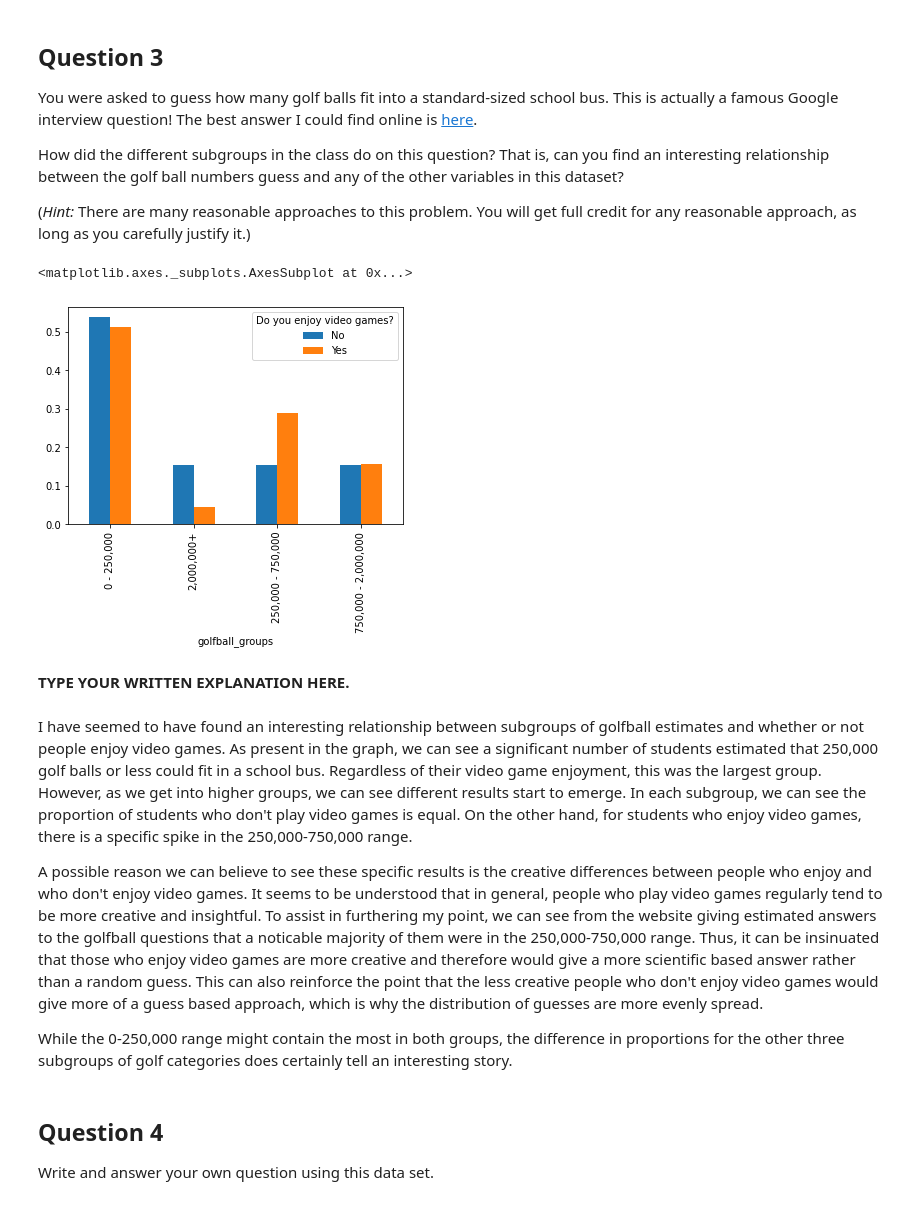
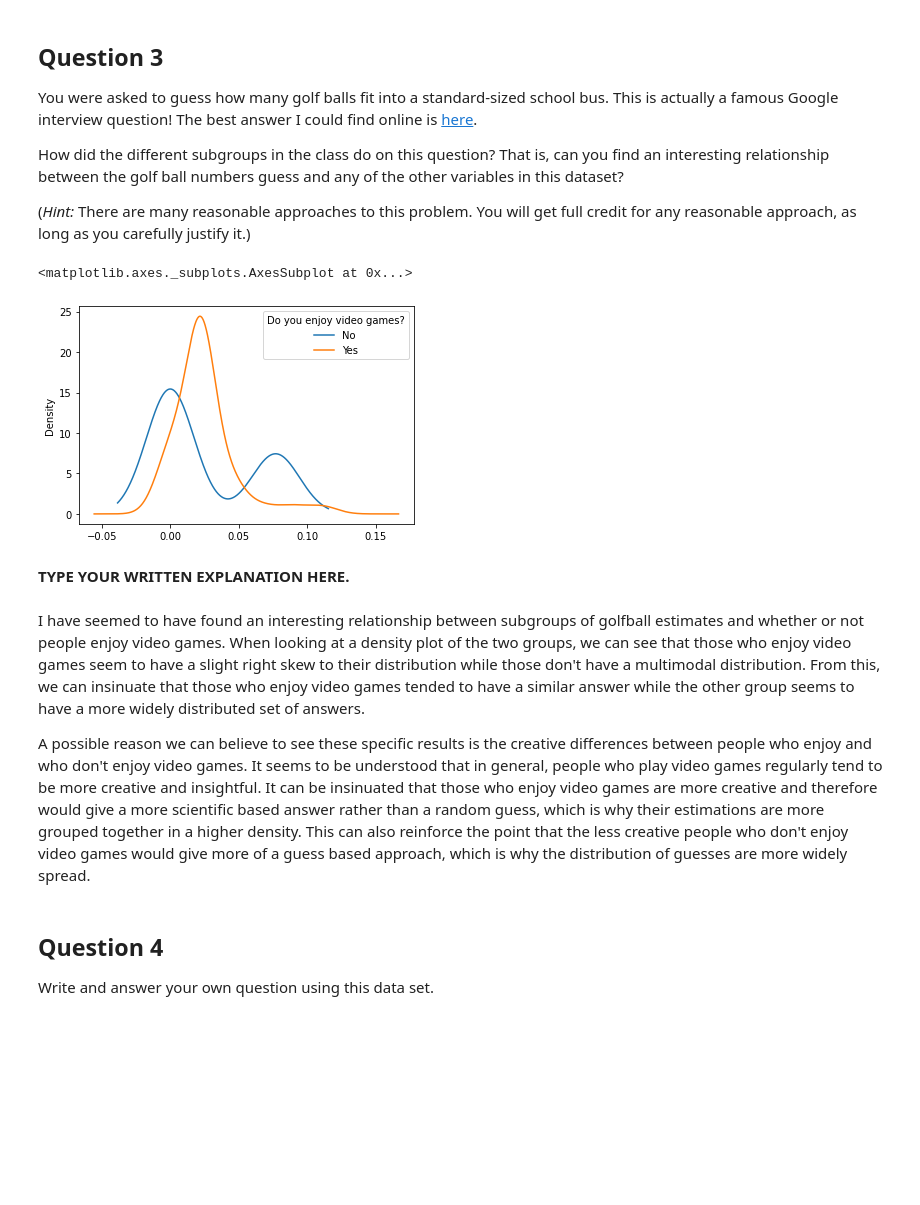
Before and after one commit to brandonb1121/test-assignment-brandonb1121, a Jupyter notebook: DATA_301_Lab_1B_Brandon_Brownell.ipynb, the cells around one changed output. Saved outputs shown, nothing was run; the diff lists cells and outputs as text; code cells hidden in the pictures; blank space fills up the shorter version.

```diff
--- a/DATA_301_Lab_1B_Brandon_Brownell.ipynb
+++ b/DATA_301_Lab_1B_Brandon_Brownell.ipynb
@@ -80,37 +80,22 @@ How did the different subgroups in the class do on this question?  That is, can
 
 (_Hint:_ There are many reasonable approaches to this problem. You will get full credit for any reasonable approach, as long as you carefully justify it.)
 # %%
-def golfballs_to_groups(c):
-  if c <= 250000:
-    return "0 - 250,000"
-  elif c <= 750000:
-    return "250,000 - 750,000"
-  elif c <= 2000000:
-    return "750,000 - 2,000,000"
-  else:
-    return "2,000,000+"
-
-#Suppose you wanted to fill an average-sized school bus entirely with golf balls. How many golf balls do you think you would need?
 golfball_question = "Suppose you wanted to fill an average-sized school bus entirely with golf balls.  How many golf balls do you think you would need?"
-df_student_survey["golfball_groups"] = df_student_survey[golfball_question].map(golfballs_to_groups)
-df_student_survey["golfball_groups"]
-golfball_groups_counts = df_student_survey["golfball_groups"].value_counts()
-joint_golfball_games = pd.crosstab(df_student_survey["golfball_groups"], df_student_survey["Do you enjoy video games?"], normalize=True)
+golfball_groups_counts = df_student_survey[golfball_question].value_counts()
+joint_golfball_games = pd.crosstab(df_student_survey[golfball_question], df_student_survey["Do you enjoy video games?"], normalize=True)
 
 videogames = joint_golfball_games.sum(axis=0)
 cond_golfball_games = joint_golfball_games.divide(videogames, axis=1)
-cond_golfball_games.plot.bar()
+cond_golfball_games.plot.density()
 # %% [output]
 <matplotlib.axes._subplots.AxesSubplot at 0x...>
-[figure, old version]
+[figure, new version]
 # %% [markdown]
 **TYPE YOUR WRITTEN EXPLANATION HERE.**
 # %% [markdown]
-I have seemed to have found an interesting relationship between subgroups of golfball estimates and whether or not people enjoy video games. As present in the graph, we can see a significant number of students estimated that 250,000 golf balls or less could fit in a school bus. Regardless of their video game enjoyment, this was the largest group. However, as we get into higher groups, we can see different results start to emerge. In each subgroup, we can see the proportion of students who don't play video games is equal. On the other hand, for students who enjoy video games, there is a specific spike in the 250,000-750,000 range.
+I have seemed to have found an interesting relationship between subgroups of golfball estimates and whether or not people enjoy video games. When looking at a density plot of the two groups, we can see that those who enjoy video games seem to have a slight right skew to their distribution while those don't have a multimodal distribution. From this, we can insinuate that those who enjoy video games tended to have a similar answer while the other group seems to have a more widely distributed set of answers.
 
-A possible reason we can believe to see these specific results is the creative differences between people who enjoy and who don't enjoy video games. It seems to be understood that in general, people who play video games regularly tend to be more creative and insightful. To assist in furthering my point, we can see from the website giving estimated answers to the golfball questions that a noticable majority of them were in the 250,000-750,000 range. Thus, it can be insinuated that those who enjoy video games are more creative and therefore would give a more scientific based answer rather than a random guess. This can also reinforce the point that the less creative people who don't enjoy video games would give more of a guess based approach, which is why the distribution of guesses are more evenly spread.
-
-While the 0-250,000 range might contain the most in both groups, the difference in proportions for the other three subgroups of golf categories does certainly tell an interesting story.
+A possible reason we can believe to see these specific results is the creative differences between people who enjoy and who don't enjoy video games. It seems to be understood that in general, people who play video games regularly tend to be more creative and insightful. It can be insinuated that those who enjoy video games are more creative and therefore would give a more scientific based answer rather than a random guess, which is why their estimations are more grouped together in a higher density. This can also reinforce the point that the less creative people who don't enjoy video games would give more of a guess based approach, which is why the distribution of guesses are more widely spread.
 # %% [markdown]
 ## Question 4
 
```
Also changed, not shown: parts of 1 cell of this notebook.
